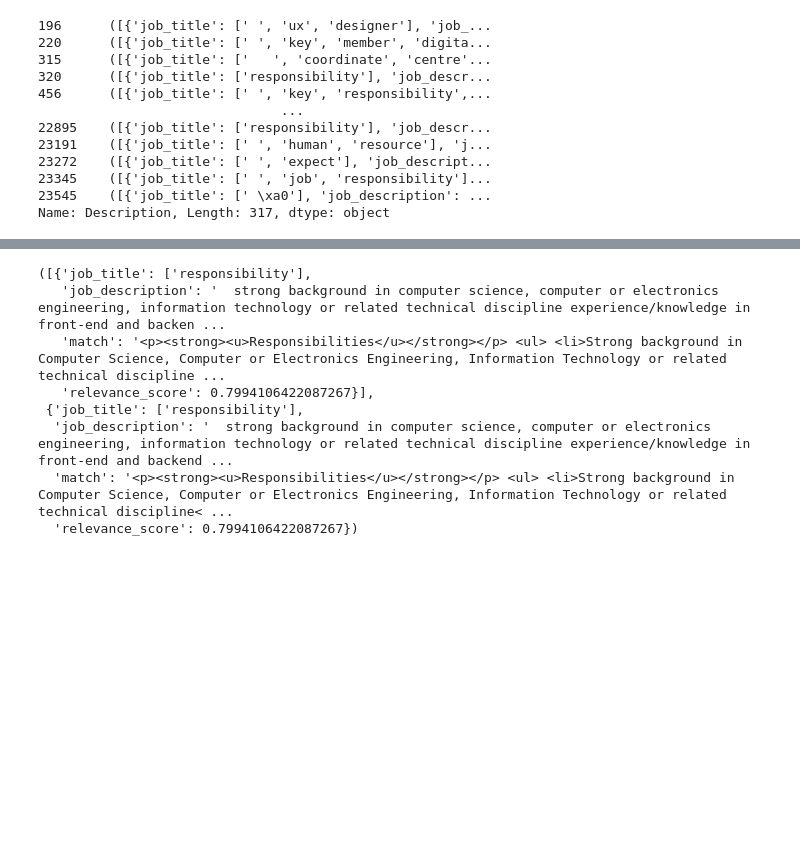
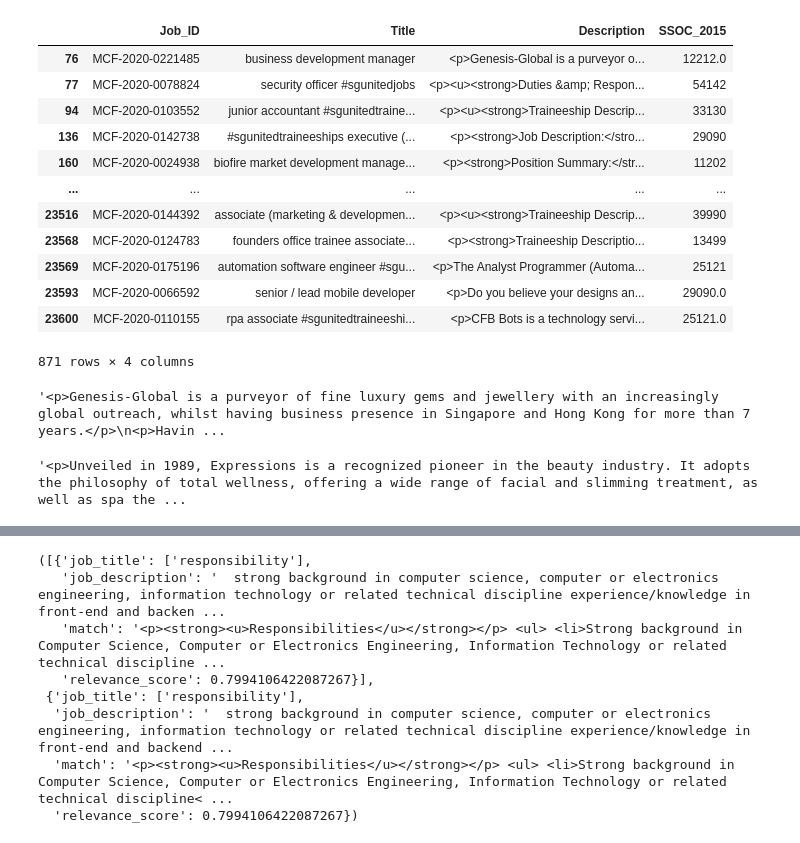
Before and after one commit to Benjamin-Aw-93/ssoc_autocoder, a Jupyter notebook: Notebooks/Data Processing Development.ipynb, the cells around one changed output, grey strips where cells are left out. Saved outputs shown, nothing was run; the diff lists cells and outputs as text; code cells hidden in the pictures; blank space fills up the shorter version.

Commit message:
Set up data processing functions for li and p tags
Still in development

```diff
--- a/Notebooks/Data Processing Development.ipynb
+++ b/Notebooks/Data Processing Development.ipynb
@@ -92,0 +392,8 @@ output = mcf_df["Description"].apply(extracting_job_desc_ultag)
+# %%
+ssoc = pd.read_csv('../Data/Raw/ssoc_v2018.csv', encoding='iso-8859-1')
+ssoc.dropna(inplace = True)
+ssoc['ssoc_f'] = ssoc['ssoc_f'].astype('float').astype('int').astype('str')
+mcf_df = mcf_df[(mcf_df['SSOC_2015'] != 'X5000') & (mcf_df['SSOC_2015'].notnull())]
+mcf_df['SSOC_2015'] = mcf_df['SSOC_2015'].astype('float').astype('int').astype('str')
+mcf_data_final = mcf_df.merge(ssoc, left_on = 'SSOC_2015', right_on = 'ssoc_f', how = 'left')
+mcf_data_final.rename({'ssoc_desc': "Reported SSOC Desc"}, axis = 1, inplace = True)
@@ -93,18 +503,23 @@ output = mcf_df["Description"].apply(extracting_job_desc_ultag)
 # %%
-output[output.apply(len) != 0]
+mcf_df[mcf_df["Description"].str.contains('<ol>')]
 # %% [output]
+|  | Job_ID | Title | Description | SSOC_2015 |
+| 76 | MCF-2020-0221485 | business development manager | <p>Genesis-Global is a purveyor o... | 12212.0 |
+| 77 | MCF-2020-0078824 | security officer #sgunitedjobs | <p><u><strong>Duties &amp; Respon... | 54142 |
+| 94 | MCF-2020-0103552 | junior accountant #sgunitedtraine... | <p><u><strong>Traineeship Descrip... | 33130 |
+| 136 | MCF-2020-0142738 | #sgunitedtraineeships executive (... | <p><strong>Job Description:</stro... | 29090 |
+| 160 | MCF-2020-0024938 | biofire market development manage... | <p><strong>Position Summary:</str... | 11202 |
+| ... | ... | ... | ... | ... |
+| 23516 | MCF-2020-0144392 | associate (marketing & developmen... | <p><u><strong>Traineeship Descrip... | 39990 |
+| 23568 | MCF-2020-0124783 | founders office trainee associate... | <p><strong>Traineeship Descriptio... | 13499 |
+| 23569 | MCF-2020-0175196 | automation software engineer #sgu... | <p>The Analyst Programmer (Automa... | 25121 |
+| 23593 | MCF-2020-0066592 | senior / lead mobile developer | <p>Do you believe your designs an... | 29090.0 |
+| 23600 | MCF-2020-0110155 | rpa associate #sgunitedtraineeshi... | <p>CFB Bots is a technology servi... | 25121.0 |
-196      ([{'job_title': [' ', 'ux', 'designer'], 'job_...
-220      ([{'job_title': [' ', 'key', 'member', 'digita...
-315      ([{'job_title': ['   ', 'coordinate', 'centre'...
-320      ([{'job_title': ['responsibility'], 'job_descr...
-456      ([{'job_title': [' ', 'key', 'responsibility',...
-                               ...
-22895    ([{'job_title': ['responsibility'], 'job_descr...
-23191    ([{'job_title': [' ', 'human', 'resource'], 'j...
-23272    ([{'job_title': [' ', 'expect'], 'job_descript...
-23345    ([{'job_title': [' ', 'job', 'responsibility']...
-23545    ([{'job_title': [' \xa0'], 'job_description': ...
-Name: Description, Length: 317, dtype: object
+871 rows × 4 columns
+# %%
+mcf_df["Description"][76]
+# %% [output]
+'<p>Genesis-Global is a purveyor of fine luxury gems and jewellery with an increasingly global outreach, whilst having business presence in Singapore and Hong Kong for more than 7 years.</p>\n<p>Havin ...
 # %%
 # to do
 # replace <p> tags within <li> tags !
@@ -113,6 +528,10 @@ Name: Description, Length: 317, dtype: object
 # max length of <p> tag?
 # need to capture all <li> tags instead of just those with <p> preceding
 # should we just go straight to labelling?
+# %%
+mcf_df.iloc[18]['Description']
+# %% [output]
+'<p>Unveiled in 1989, Expressions is a recognized pioneer in the beauty industry. It adopts the philosophy of total wellness, offering a wide range of facial and slimming treatment, as well as spa the ...
 # %%
 import random
 idx = random.sample(output[output.apply(len) != 0].index.tolist(), 1)[0]
```
Also changed, not shown: parts of 21 cells of this notebook.
